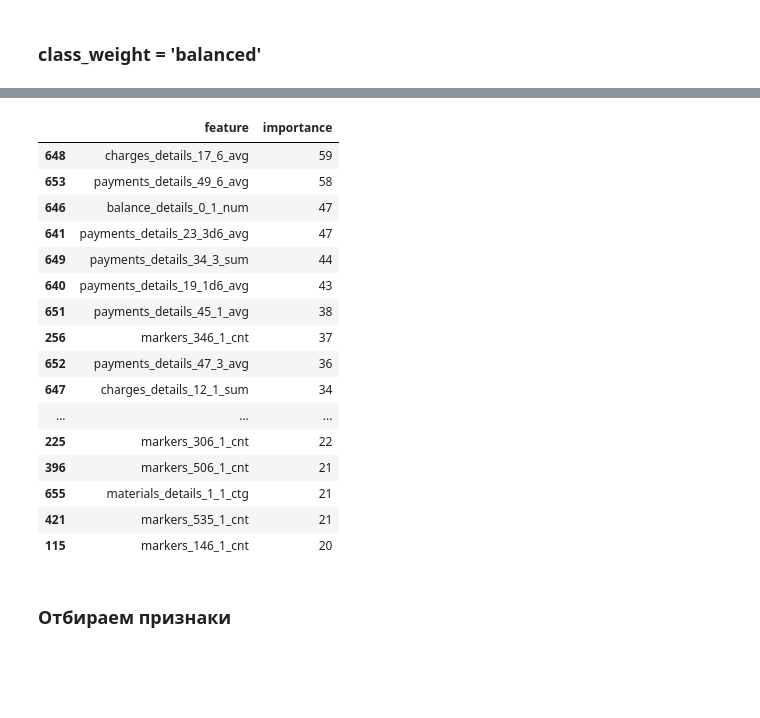
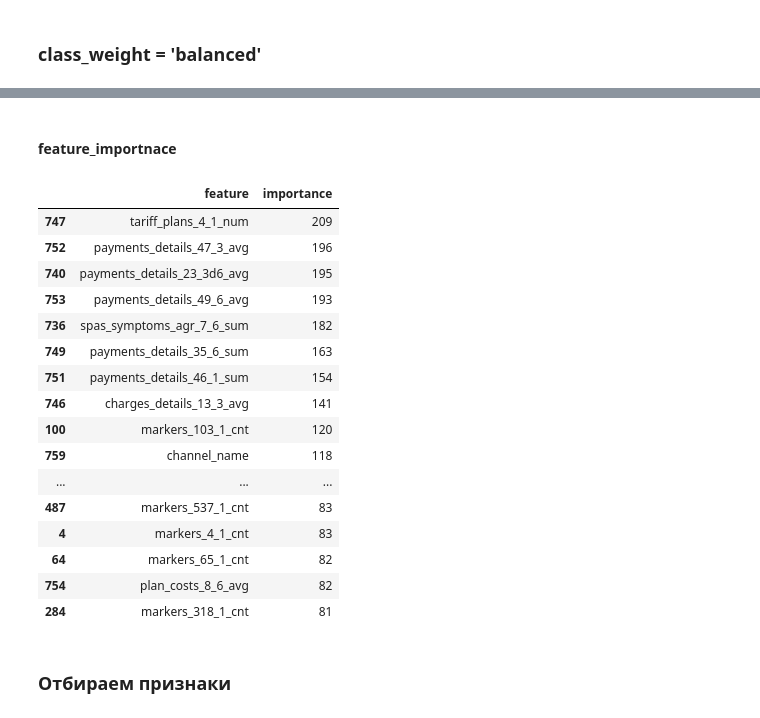
Before and after one commit to YandexhakatonR1/Hakaton_R1, a Jupyter notebook: nikolai_kashirskii/feature_selection/01-kashirskii-feature-selection.ipynb, the cells around one changed output, grey strips where cells are left out. Saved outputs shown, nothing was run; the diff lists cells and outputs as text; code cells hidden in the pictures; blank space fills up the shorter version.

```diff
--- a/nikolai_kashirskii/feature_selection/01-kashirskii-feature-selection.ipynb
+++ b/nikolai_kashirskii/feature_selection/01-kashirskii-feature-selection.ipynb
@@ -426,5 +407,0 @@ dataset_train.head()
-# %%
-# удалим столбцы где много пропусков
-dataset_train = dataset_train.dropna(axis=1, thresh=dataset_train.shape[0]/2)
-dataset_train = dataset_train.dropna(axis=0, thresh=dataset_train.shape[1]/2)
-dataset_train.shape
@@ -450,6 +418,8 @@ target
 Name: count, dtype: int64
 # %% [markdown]
 ### Downsample
+# %%
+dataset_train['channel_name'] = dataset_train['channel_name'].astype('int')
 # %%
 data_1 = dataset_train[dataset_train["target"] == 1]
 data_0 = dataset_train[dataset_train["target"] == 0]
@@ -486,3 +456,11 @@ y_downsampled = data_downsampled['target']
 X_train_d, X_test_d, y_train_d, y_test_d = train_test_split(
     X_downsampled, y_downsampled, test_size=0.25, stratify=y_downsampled, random_state=RANDOM_STATE
 )
+# %%
+cat_features_lgbm = [
+    'materials_details_8_1_flg',
+    'user_lifetime_1_1_flg',
+    'communication_availability_3_1_flg',
+    'materials_details_1_1_ctg',
+    'channel_name'
+]
@@ -616,14 +621,20 @@ X_train, X_test, y_train, y_test = train_test_split(
 %%time
 
 # модель
-lgbm_model = LGBMClassifier(n_jobs=-1, class_weight='balanced', random_state=RANDOM_STATE)
+lgbm_model = LGBMClassifier(
+    learning_rate=0.05,
+    n_estimators=400,
+    n_jobs=-1,
+    class_weight='balanced',
+    random_state=RANDOM_STATE
+)
 
 # fit predict
 lgbm_model.fit(
     X_train, y_train,
     eval_set=[(X_test, y_test)],
     eval_metric='roc_auc',
-    categorical_feature=['user_lifetime_1_1_flg', 'materials_details_1_1_ctg']
+    categorical_feature=cat_features_lgbm
 )
 
 y_pred_proba = lgbm_model.predict_proba(X_test)
@@ -662,33 +713,35 @@ Wall time: 9.38 s
+# %% [markdown]
+#### feature_importnace
 # %%
 # Получите важности признаков
 feature_importance = lgbm_model.feature_importances_
 
 # Создайте DataFrame с названиями признаков и их важностями
-importance_df = pd.DataFrame({'feature': X_train.columns, 'importance': feature_importance})
+balanced_importance_df = pd.DataFrame({'feature': X_train.columns, 'importance': feature_importance})
 
 # Отсортируйте по убыванию важности
-importance_df = importance_df.sort_values('importance', ascending=False)
+balanced_importance_df = balanced_importance_df.sort_values('importance', ascending=False)
 
 # Выведите результаты
-importance_df.head(30)
+balanced_importance_df.head(30)
 # %% [output]
 |  | feature | importance |
-| 648 | charges_details_17_6_avg | 59 |
-| 653 | payments_details_49_6_avg | 58 |
-| 646 | balance_details_0_1_num | 47 |
-| 641 | payments_details_23_3d6_avg | 47 |
-| 649 | payments_details_34_3_sum | 44 |
-| 640 | payments_details_19_1d6_avg | 43 |
-| 651 | payments_details_45_1_avg | 38 |
-| 256 | markers_346_1_cnt | 37 |
-| 652 | payments_details_47_3_avg | 36 |
-| 647 | charges_details_12_1_sum | 34 |
+| 747 | tariff_plans_4_1_num | 209 |
+| 752 | payments_details_47_3_avg | 196 |
+| 740 | payments_details_23_3d6_avg | 195 |
+| 753 | payments_details_49_6_avg | 193 |
+| 736 | spas_symptoms_agr_7_6_sum | 182 |
+| 749 | payments_details_35_6_sum | 163 |
+| 751 | payments_details_46_1_sum | 154 |
+| 746 | charges_details_13_3_avg | 141 |
+| 100 | markers_103_1_cnt | 120 |
+| 759 | channel_name | 118 |
 | ... | ... | ... |
-| 225 | markers_306_1_cnt | 22 |
-| 396 | markers_506_1_cnt | 21 |
-| 655 | materials_details_1_1_ctg | 21 |
-| 421 | markers_535_1_cnt | 21 |
-| 115 | markers_146_1_cnt | 20 |
+| 487 | markers_537_1_cnt | 83 |
+| 4 | markers_4_1_cnt | 83 |
+| 64 | markers_65_1_cnt | 82 |
+| 754 | plan_costs_8_6_avg | 82 |
+| 284 | markers_318_1_cnt | 81 |
 # %% [markdown]
 ### Отбираем признаки
 # %%
```
Also changed, not shown: parts of 45 cells of this notebook.
